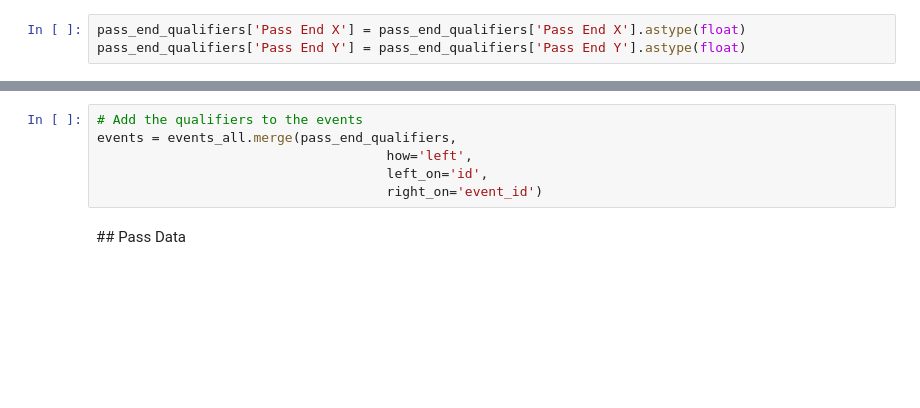
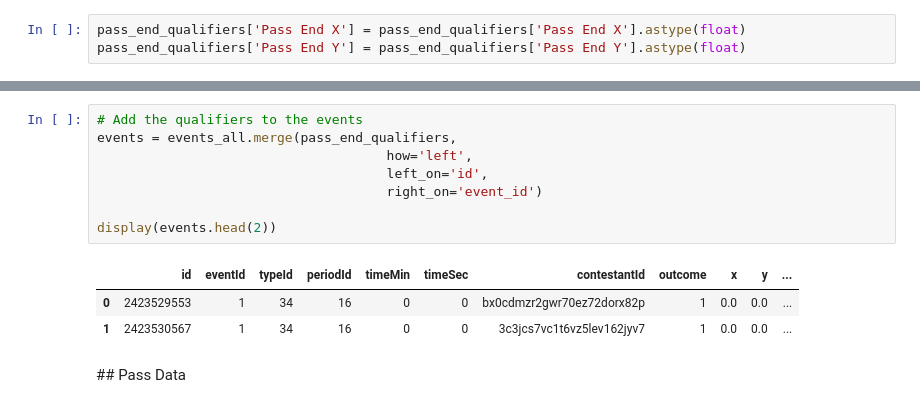
Before and after one commit to GabrielGausachs/OptaChallenge_Clustering_Player_Styles, a Jupyter notebook: tutorials/OptaVision_pass_predictions_OptaForum24.ipynb, the cells around one changed output, grey strips where cells are left out. Saved outputs shown, nothing was run; the diff lists cells and outputs as text; blank space fills up the shorter version.

```diff
--- a/tutorials/OptaVision_pass_predictions_OptaForum24.ipynb
+++ b/tutorials/OptaVision_pass_predictions_OptaForum24.ipynb
@@ -86,9 +176,15 @@ pass_end_qualifiers.head()
 # %%
 # Add the qualifiers to the events
 events = events_all.merge(pass_end_qualifiers,
                                      how='left',
                                      left_on='id',
                                      right_on='event_id')
+
+display(events.head(2))
+# %% [output]
+|  | id | eventId | typeId | periodId | timeMin | timeSec | contestantId | outcome | x | y | ... |
+| 0 | 2423529553 | 1 | 34 | 16 | 0 | 0 | bx0cdmzr2gwr70ez72dorx82p | 1 | 0.0 | 0.0 | ... |
+| 1 | 2423530567 | 1 | 34 | 16 | 0 | 0 | 3c3jcs7vc1t6vz5lev162jyv7 | 1 | 0.0 | 0.0 | ... |
 # %% [markdown]
 ## Pass Data
 # %%
```
Also changed, not shown: parts of 27 cells of this notebook, 10 other files.
